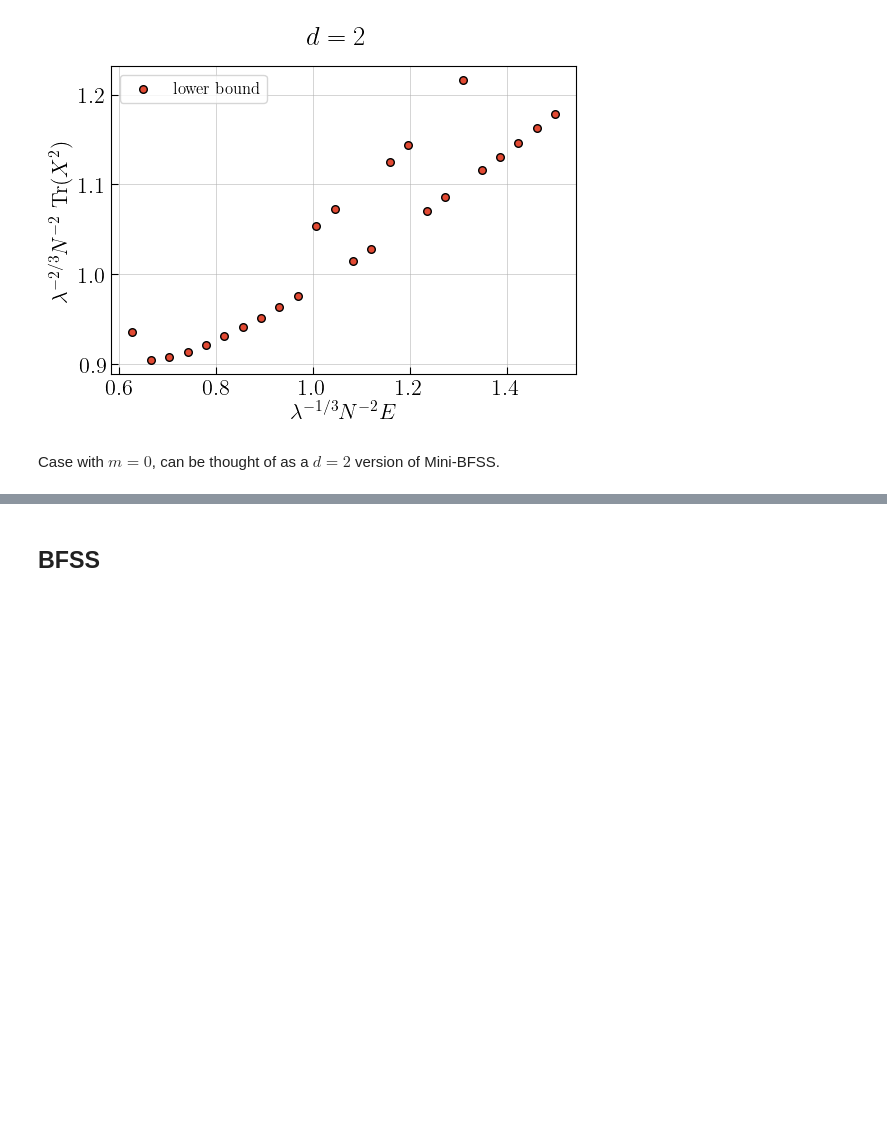
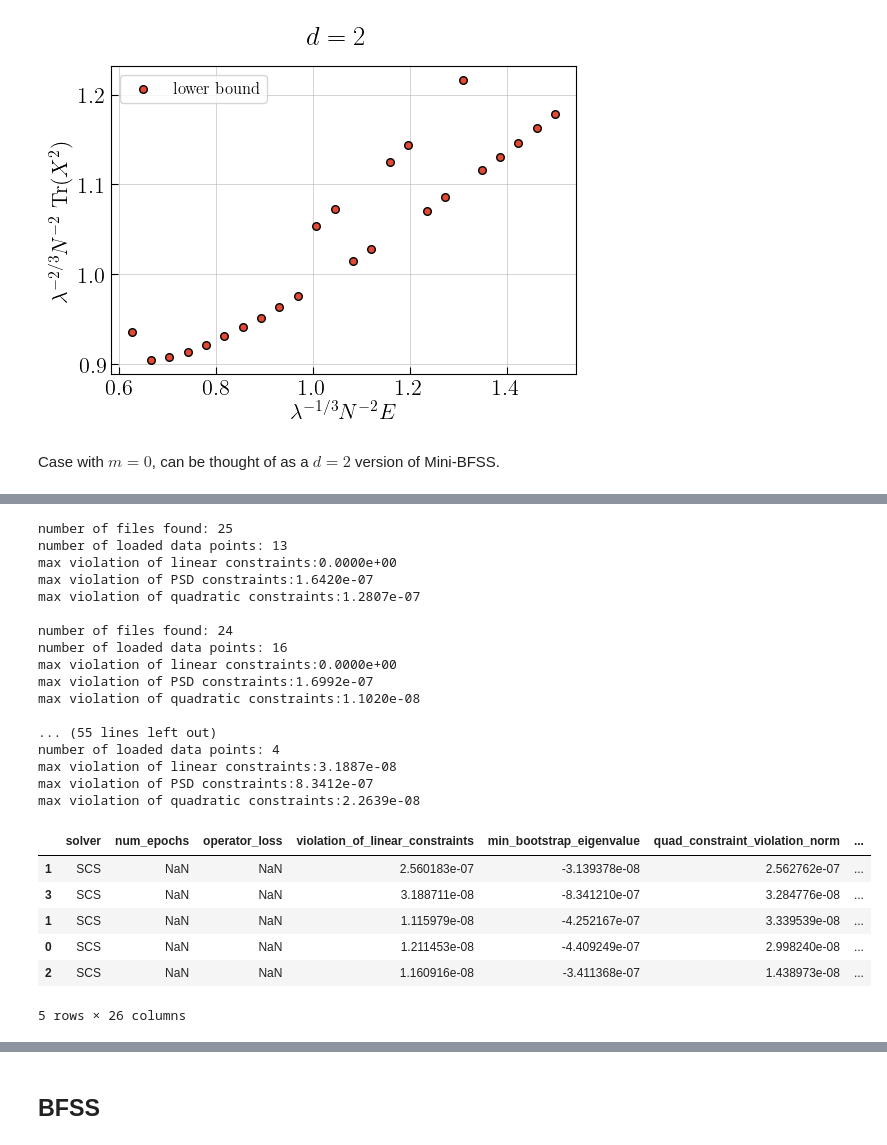
Before and after one commit to gshartnett/bmnsim, a Jupyter notebook: Plotting Notebook.ipynb, the cells around one changed output, grey strips where cells are left out. Saved outputs shown, nothing was run; the diff lists cells and outputs as text; code cells hidden in the pictures; blank space fills up the shorter version.

```diff
--- a/Plotting Notebook.ipynb
+++ b/Plotting Notebook.ipynb
@@ -484,0 +435,73 @@ max violation of quadratic constraints:7.6398e-08
+# %%
+## max_quad_constraint_violation no longer being computed correctly
+tol = 1e-4
+
+dataframes = []
+for method in ["pytorch", "cvxpy"]:
+    for L in [3, 4]:
+        datadir = f"data/TwoMatrix_L_{L}_symmetric_energy_fixed_g2_0"
+        if method == "pytorch":
+            datadir += "_pytorch"
+        #datadir = f"data/TwoMatrix_L_{L}_symmetric_energy_fixed_g2_0_no_penalty"
+        #datadir = f"data/TwoMatrix_L_{L}_symmetric_energy_fixed_g2_0_pytorch"
+
+        df = load_data(
+            datadir=datadir,
+            names_in_filename=['energy', "min_x_2"],
+            tol=tol,
+        )
+        if df is not None:
+            df["operator_to_minimize"] = "x_2"
+            df["L"] = L
+            df["method"] = method
+            dataframes.append(df)
+
+        df = load_data(
+            datadir=datadir,
+            names_in_filename=['energy', "neg_x_2"],
+            tol=tol,
+        )
+        if df is not None:
+            df["operator_to_minimize"] = "neg_x_2"
+            df["L"] = L
+            df["method"] = method
+            dataframes.append(df)
+
+        df = load_data(
+            datadir=datadir,
+            names_in_filename=['energy', "x_4"],
+            tol=tol,
+        )
+        if df is not None:
+            df["operator_to_minimize"] = "x_4"
+            df["L"] = L
+            df["method"] = method
+            dataframes.append(df)
+
+df = pd.concat(dataframes)
+df.tail(5)
+# %% [output]
+number of files found: 25
+number of loaded data points: 13
+max violation of linear constraints:0.0000e+00
+max violation of PSD constraints:1.6420e-07
+max violation of quadratic constraints:1.2807e-07
+
+number of files found: 24
+number of loaded data points: 16
+max violation of linear constraints:0.0000e+00
+max violation of PSD constraints:1.6992e-07
+max violation of quadratic constraints:1.1020e-08
+
+... (55 lines left out)
+number of loaded data points: 4
+max violation of linear constraints:3.1887e-08
+max violation of PSD constraints:8.3412e-07
+max violation of quadratic constraints:2.2639e-08
+|  | solver | num_epochs | operator_loss | violation_of_linear_constraints | min_bootstrap_eigenvalue | quad_constraint_violation_norm | ... |
+| 1 | SCS | NaN | NaN | 2.560183e-07 | -3.139378e-08 | 2.562762e-07 | ... |
+| 3 | SCS | NaN | NaN | 3.188711e-08 | -8.341210e-07 | 3.284776e-08 | ... |
+| 1 | SCS | NaN | NaN | 1.115979e-08 | -4.252167e-07 | 3.339539e-08 | ... |
+| 0 | SCS | NaN | NaN | 1.211453e-08 | -4.409249e-07 | 2.998240e-08 | ... |
+| 2 | SCS | NaN | NaN | 1.160916e-08 | -3.411368e-07 | 1.438973e-08 | ... |
+5 rows × 26 columns
```
Also changed, not shown: parts of 7 cells of this notebook, 6 other files.
